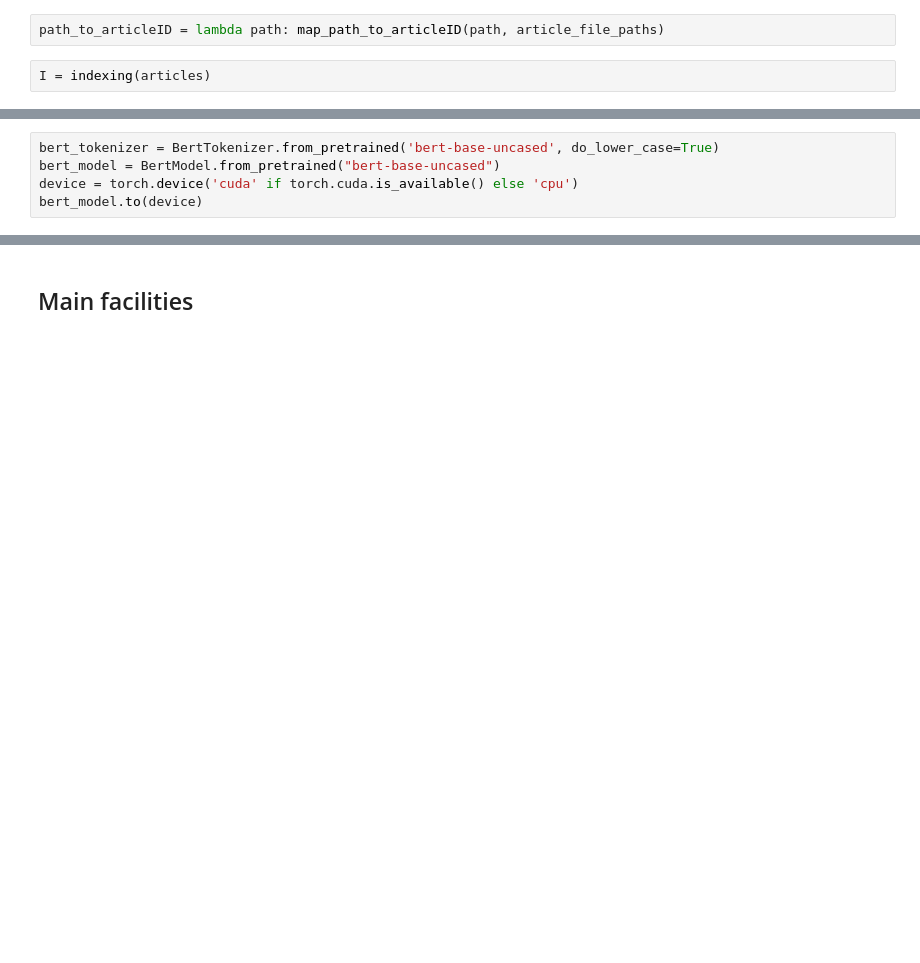
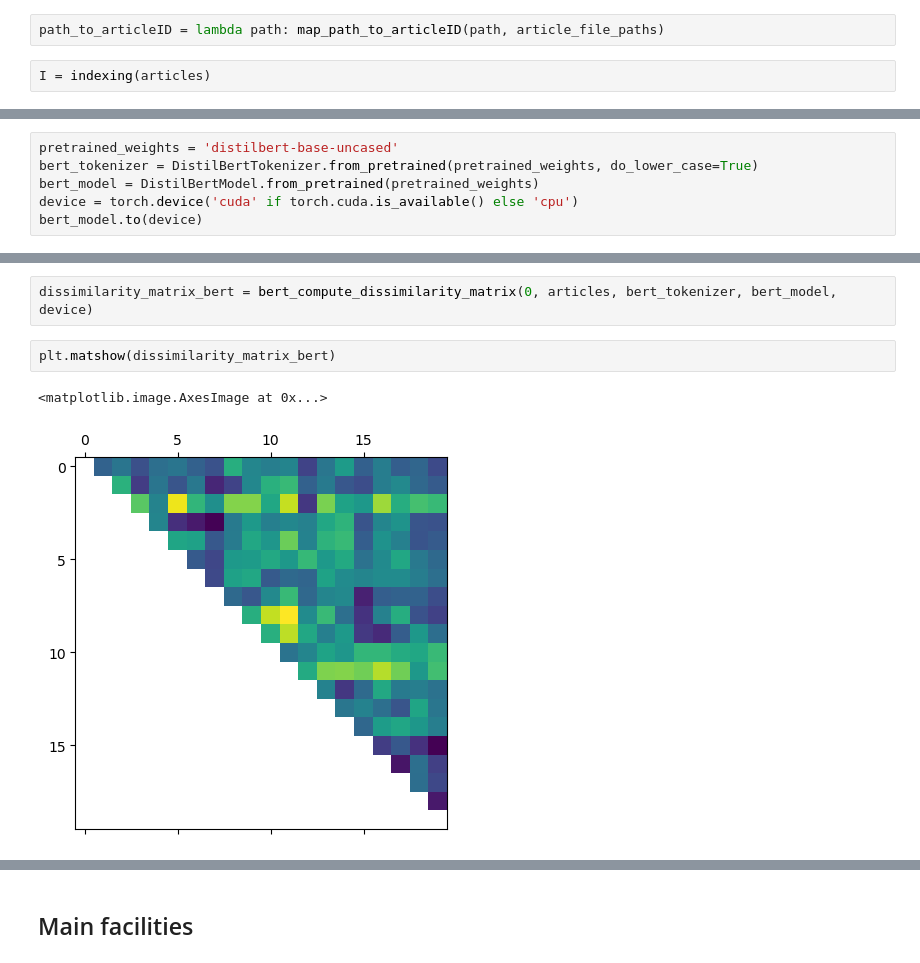
Before and after one commit to 1-0-GO/PRI2024, a Jupyter notebook: P2/G11_P2_notebook.ipynb, the cells around one changed output, grey strips where cells are left out. Drawn from its saved outputs; the diff is of its cells as text; blank space fills up the shorter version.

```diff
--- a/P2/G11_P2_notebook.ipynb
+++ b/P2/G11_P2_notebook.ipynb
@@ -37,5 +64,6 @@ I = indexing(articles)
 # %%
-bert_tokenizer = BertTokenizer.from_pretrained('bert-base-uncased', do_lower_case=True)
-bert_model = BertModel.from_pretrained("bert-base-uncased")
+pretrained_weights = 'distilbert-base-uncased'
+bert_tokenizer = DistilBertTokenizer.from_pretrained(pretrained_weights, do_lower_case=True)
+bert_model = DistilBertModel.from_pretrained(pretrained_weights)
 device = torch.device('cuda' if torch.cuda.is_available() else 'cpu')
 bert_model.to(device)
@@ -41,0 +88,7 @@ bert_model.to(device)
+# %%
+dissimilarity_matrix_bert = bert_compute_dissimilarity_matrix(0, articles, bert_tokenizer, bert_model, device)
+# %%
+plt.matshow(dissimilarity_matrix_bert)
+# %% [output]
+<matplotlib.image.AxesImage at 0x...>
+[figure, added]
```
Also changed, not shown: parts of 10 cells of this notebook, 2 other files.
